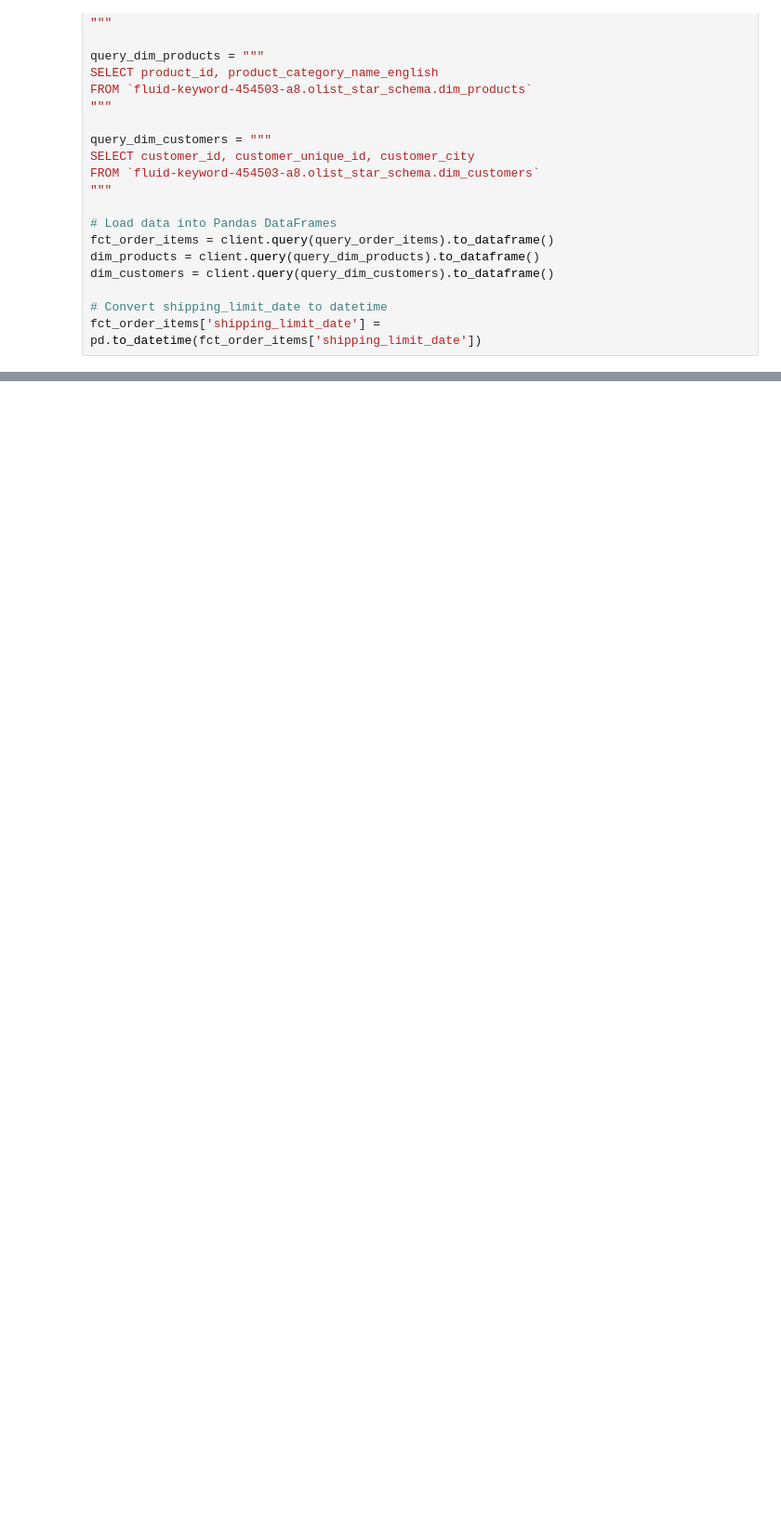
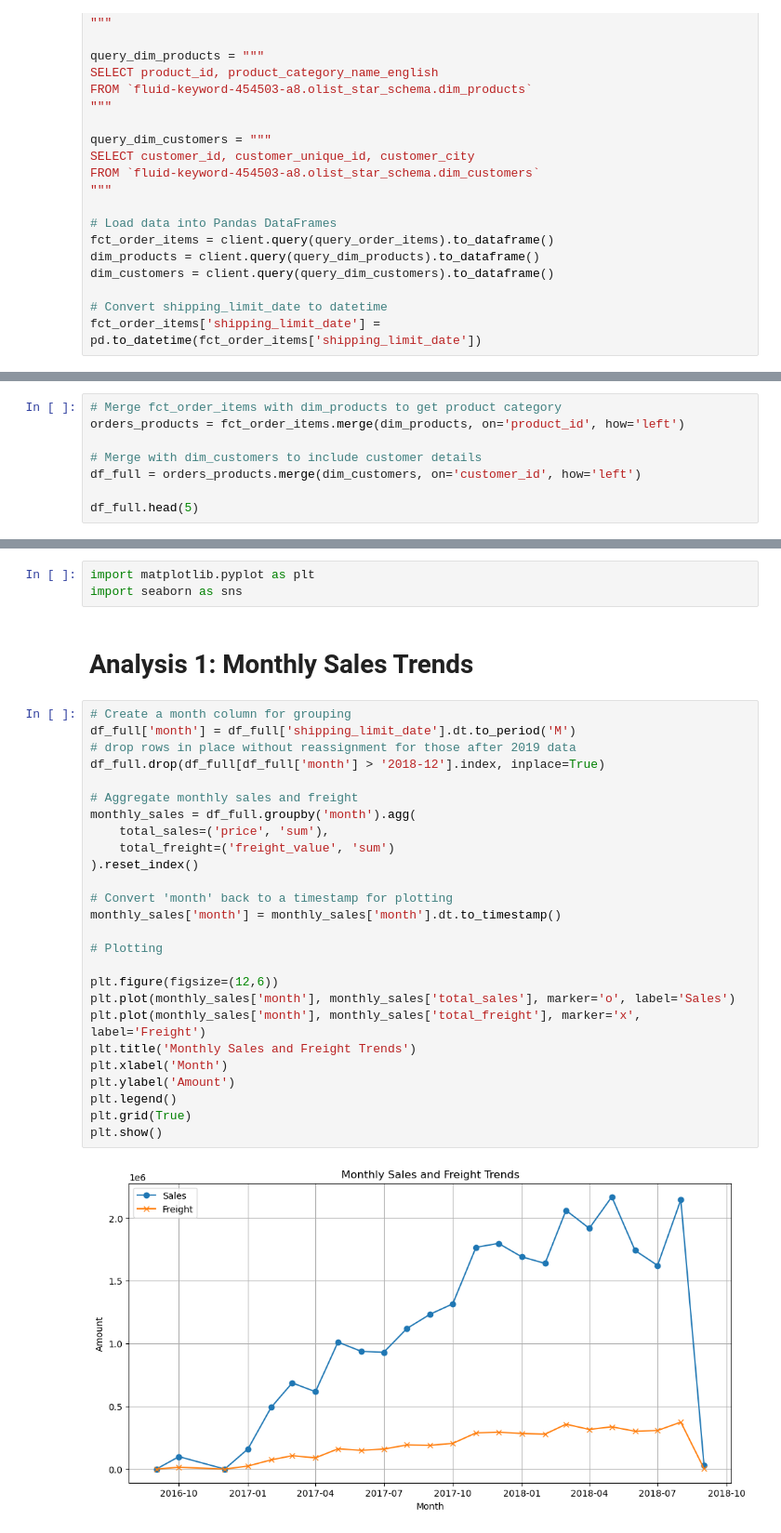
Before and after one commit to jochze-eng/Team5Module2Final, a Jupyter notebook: mt_eda.ipynb, the cells around one changed output, grey strips where cells are left out. Shown: that part at 93% size. Cells and saved outputs as stored; diff of their text form; blank space fills up the shorter version.

```diff
--- a/mt_eda.ipynb
+++ b/mt_eda.ipynb
@@ -63,0 +56,8 @@ dim_products.head(10)
+# %%
+# Merge fct_order_items with dim_products to get product category
+orders_products = fct_order_items.merge(dim_products, on='product_id', how='left')
+
+# Merge with dim_customers to include customer details
+df_full = orders_products.merge(dim_customers, on='customer_id', how='left')
+
+df_full.head(5)
@@ -63,0 +73,33 @@ dim_products.head(10)
+# %%
+import matplotlib.pyplot as plt
+import seaborn as sns
+# %% [markdown]
+# Analysis 1: Monthly Sales Trends
+# %%
+# Create a month column for grouping
+df_full['month'] = df_full['shipping_limit_date'].dt.to_period('M')
+# drop rows in place without reassignment for those after 2019 data
+df_full.drop(df_full[df_full['month'] > '2018-12'].index, inplace=True)
+
+# Aggregate monthly sales and freight
+monthly_sales = df_full.groupby('month').agg(
+    total_sales=('price', 'sum'),
+    total_freight=('freight_value', 'sum')
+).reset_index()
+
+# Convert 'month' back to a timestamp for plotting
+monthly_sales['month'] = monthly_sales['month'].dt.to_timestamp()
+
+# Plotting
+
+plt.figure(figsize=(12,6))
+plt.plot(monthly_sales['month'], monthly_sales['total_sales'], marker='o', label='Sales')
+plt.plot(monthly_sales['month'], monthly_sales['total_freight'], marker='x', label='Freight')
+plt.title('Monthly Sales and Freight Trends')
+plt.xlabel('Month')
+plt.ylabel('Amount')
+plt.legend()
+plt.grid(True)
+plt.show()
+# %% [output]
+[figure, added]
```
Also changed, not shown: parts of 14 cells of this notebook.
